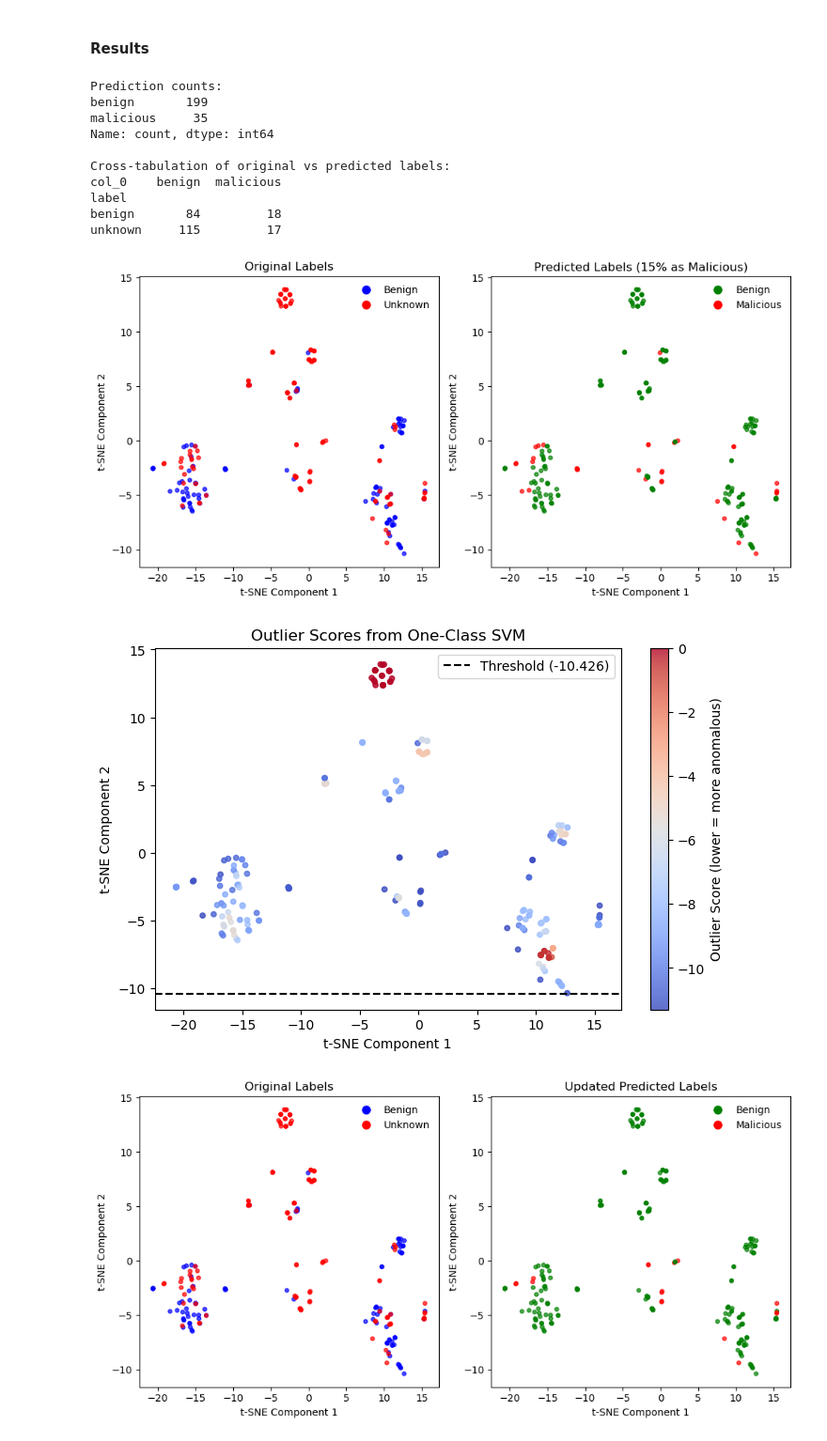
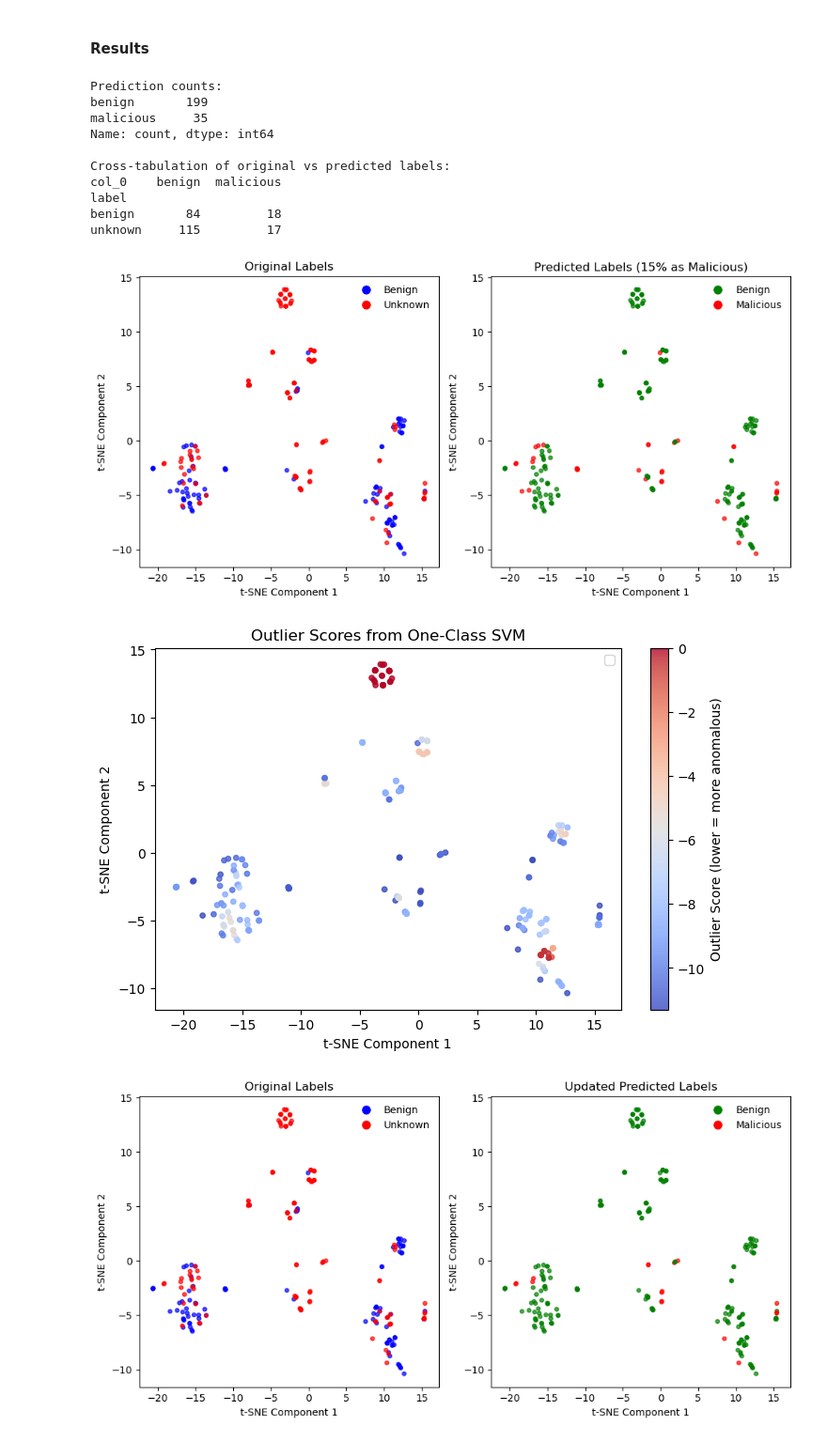
Before and after one commit to jsvobo/log_analysis_task, a Jupyter notebook: pipeline.ipynb, the cells around one changed output. Shown at 94% size. Drawn from its saved outputs; the diff is of its cells as text; code cells hidden in the pictures.

```diff
--- a/pipeline.ipynb
+++ b/pipeline.ipynb
@@ -405,36 +409,34 @@ plt.xlabel("t-SNE Component 1")
 plt.ylabel("t-SNE Component 2")
 plt.legend(handles=[
     plt.Line2D([0], [0], marker='o', color='w', label='Benign', markerfacecolor='green', markersize=10),
     plt.Line2D([0], [0], marker='o', color='w', label='Malicious', markerfacecolor='red', markersize=10)
 ], loc="best", frameon=False)
 
 plt.tight_layout()
 plt.show()
 
 # Also visualize outlier scores
 plt.figure(figsize=(8, 5))
 scatter = plt.scatter(tsne_results[:, 0], tsne_results[:, 1], c=outlier_scores, cmap='coolwarm', s=15, alpha=0.8)
 plt.colorbar(scatter, label="Outlier Score (lower = more anomalous)")
-plt.axhline(y=outlier_threshold, color='black', linestyle='--',
-           label=f'Threshold ({outlier_threshold:.3f})')
 plt.title("Outlier Scores from One-Class SVM")
 plt.xlabel("t-SNE Component 1")
 plt.ylabel("t-SNE Component 2")
 plt.legend()
 plt.show()
 # %% [output]
 Prediction counts:
 benign       199
 malicious     35
 Name: count, dtype: int64
 
 Cross-tabulation of original vs predicted labels:
 col_0    benign  malicious
 label
 benign       84         18
 unknown     115         17
 [figure]
-[figure, old version]
+[figure, new version]
 # %%
 # Relabel known benign points as benign  and compare the graphs
 final_labels = predicted_labels.copy()
```
Also changed, not shown: parts of 5 cells of this notebook.
